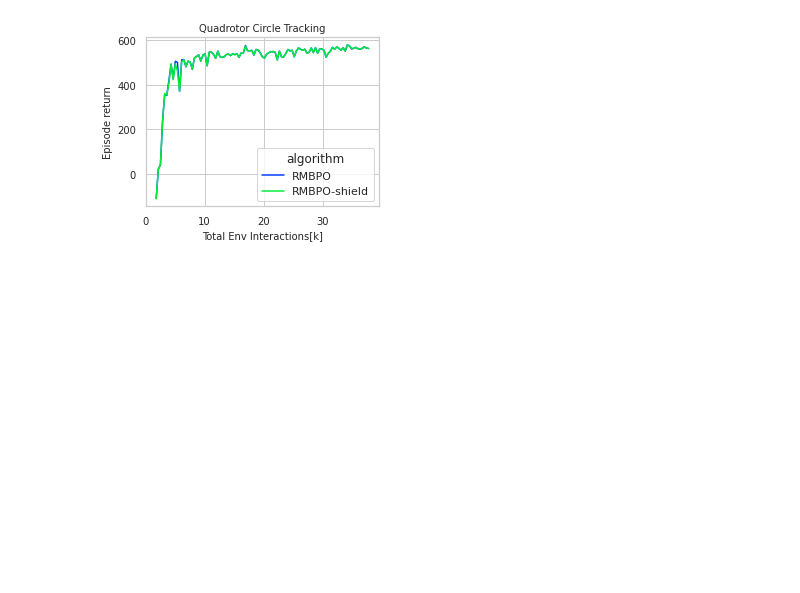
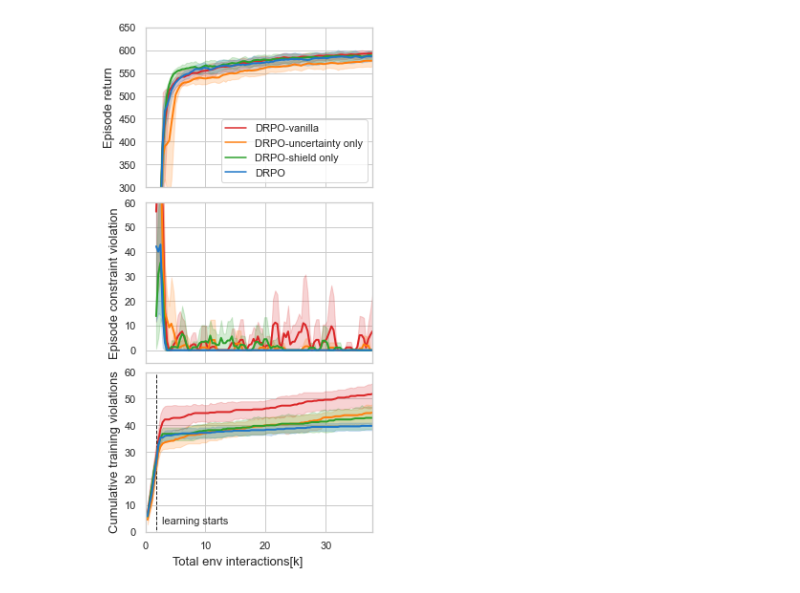
Before and after one commit to ManUtdMoon/Distributional-Reachability-Policy-Optimization, a Jupyter notebook: src/viz_curves.ipynb, the cells around one changed output. Saved outputs shown, nothing was run; the diff lists cells and outputs as text; code cells hidden in the pictures; blank space fills up the shorter version.

Commit message:
add code and seeds for ablation_modules on quadrotor

```diff
--- a/src/viz_curves.ipynb
+++ b/src/viz_curves.ipynb
@@ -29,12 +29,12 @@ sns.set_palette(sns.color_palette('bright'))
 sns.set_palette(
     np.array(
         [
+            [219, 39, 40],  # red
+            [255, 127, 14], # orange
             [44, 160, 44],  # green
-            [219, 39, 40],  # red
-            [255, 127, 14], # purple
-            [148, 103, 189], # orange
+            [31, 119, 200],  # blue
+            [148, 103, 189], # purple
             [140, 86, 75],  # brown
-            [31, 119, 200],  # blue
             [227, 119, 194], # pink
         ]
     ) / 255.0
@@ -73,7 +73,7 @@ xlim_dict = {
 
 ylim_dict = {
     'episode_return': {
-        'quadrotor': [-50, 650],
+        'quadrotor': [300, 650],
         'safetygym-car': [-2, 33],
         'safetygym-point': [-2, 28],
         'cartpole-move': [-10, 800],
@@ -82,11 +82,11 @@ ylim_dict = {
     'episode_constraint_violation': {
         'safetygym-point': [-2, 30],
         'safetygym-car': [-2, 30],
-        'quadrotor': [-5, 50],
+        'quadrotor': [-5, 60],
         'cartpole-move': [-2, 20]
     },
     'total_violation': {
-        # 'safetygym-car': [0, 25],
+        'quadrotor': [0, 60],
     }
 }
 
@@ -157,9 +157,19 @@ print(tag2csv_col)
 # %%
 def help_func():
     tag2plot = ['episode_return', 'episode_constraint_violation', 'total_violation']
-    alg_list = ['MBPO', 'SMBPO', 'CSC', 'SAC-L', 'RAC', 'DRPO']
+    alg_list = ['DRPO-vanilla', 'DRPO-uncertainty only', 'DRPO-shield only', 'DRPO']
     result_dir = PROJ_DIR / 'logs'
     return tag2plot, alg_list, result_dir
+
+def smooth(data, sm=1):
+    '''Borrow from
+    https://blog.csdn.net/qq_43280087/article/details/119894398
+    '''
+    if sm > 1:
+        z = np.ones_like(data)
+        y = np.ones(sm)*1.0
+        d = np.convolve(y, data, "same")/np.convolve(y, z, "same")
+    return d
 
 def plot_eval_results_of_all_alg_n_runs(task):
     tag2plot, alg_list, result_dir = help_func()
@@ -174,17 +184,18 @@ def plot_eval_results_of_all_alg_n_runs(task):
 
     for alg in alg_list:
         alg_results = result_dir / alg
-        for run_idx, run_dir in enumerate([path for path in alg_results.iterdir()]):
+        for run_idx, run_dir in enumerate([path for path in alg_results.iterdir() if path.is_dir()]):
             # read files
             eval_file = result_dir / run_dir / 'eval.csv'
             train_file = result_dir / run_dir / 'episodes.csv'
             cfg = result_dir / run_dir / 'config.json'
+            print(eval_file)
+
             assert eval_file.is_file()
             assert train_file.is_file()
             assert cfg.is_file()
             df_train = pd.read_csv(train_file)
             df_eval = pd.read_csv(eval_file)
-            print(eval_file)
 
             # preprocess, add necessary columns
             with open(cfg, 'r') as f:
@@ -212,7 +223,7 @@ def plot_eval_results_of_all_alg_n_runs(task):
             # add insterested columns (tag)
             for tag in tag2plot:
                 if is_eval_metric(tag):
-                    df_eval.insert(len(df_eval.columns), tag, df_eval.loc[:, tag2csv_col[tag]])
+                    df_eval.insert(len(df_eval.columns), tag, smooth(df_eval.loc[:, tag2csv_col[tag]].tolist(), sm=3 if tag == 'episode_constraint_violation' else 3))
                 else:
                     df_train.insert(
                         len(df_train.columns), tag,
@@ -228,53 +239,47 @@ def plot_eval_results_of_all_alg_n_runs(task):
     total_eval_df = eval_list[0].append(eval_list[1:], ignore_index=True) if len(eval_list) > 1 else \
                     eval_list[0]
 
+    figsize = (4, 8)
+    f, axes = plt.subplots(
+                ncols=1, nrows=3, sharex=True, constrained_layout=True,
+                gridspec_kw={
+                    'height_ratios': [1, 1, 1]
+                }
+    )
+    f.set_size_inches(figsize[0], figsize[1])
+    f.supxlabel("Total env interactions[k]", fontsize=fontsize)
     for i, tag in enumerate(tag2plot):
-        figsize = (4, 3)
-        plt.figure(figsize=figsize)  # figsize=figsize
-        ax1 = plt.axes()  # f1.add_axes(axes_size)
-
-        # ------ plot on-policy baselines ------ #
-        x = np.linspace(xlim_dict[task][0], xlim_dict[task][1], 50)
-        ppol_y = np.ones_like(x) * on_policy_results[task]["ppo-lag"][tag]
-        cpo_y = np.ones_like(x) * on_policy_results[task]["cpo"][tag]
-        if i < 2:
-            ax1.plot(x, ppol_y, '-k', label=f"PPO-Lag (1M)")
-            ax1.plot(x, cpo_y, '--k', label=f"CPO (1M)")
-
-        # ------ plot on-policy baselines ------ #
-
+        if i == 2: # total violations
+            axes[i].plot([buffer_min / 1e3, buffer_min / 1e3], [-1, 100], '--k', linewidth=1)
+            plt.text((buffer_min*1.5) / 1e3, 3, 'learning starts', fontsize=fontsize-2)
         sns.lineplot(
             x="steps sampled",
             y=tag,
             hue="algorithm",
             data=total_eval_df if is_eval_metric(tag) else total_train_df,
+            ax=axes[i],
+            linewidth=2
         )
-
-        ax1.set_ylabel(tag_name_dict[tag], fontsize=fontsize)
-        ax1.set_xlabel("Total env interactions[k]", fontsize=fontsize)
+        axes[i].set_xlabel("")
+        axes[i].set_ylabel(tag_name_dict[tag], fontsize=fontsize)
         ylim_range = ylim_dict[tag].get(task, None)
         if ylim_range:
-            ax1.set_ylim(ylim_range)
-        ax1.set_xlim(xlim_dict[task])
+            axes[i].set_ylim(ylim_range)
+        axes[i].set_xlim(xlim_dict[task])
 
-        handles, labels = ax1.get_legend_handles_labels()
-        ax1.legend()
+        handles, labels = axes[i].get_legend_handles_labels()
+        axes[i].legend()
         if i != 0:
-            ax1.get_legend().remove()
-        # if i == 2: # total violations
-        #     ax1.set_yscale('log')
-        plt.yticks(fontsize=fontsize)
-        plt.xticks(fontsize=fontsize)
-        plt.tight_layout(pad=0.5)
-        plt.title(env_name_dict[task], fontsize=fontsize)
-        # plt.show()
-        if (PROJ_DIR / 'viz_curves').is_dir():
-            pass
-        else:
-            (PROJ_DIR / 'viz_curves').mkdir()
-        plt.savefig(str(PROJ_DIR)+'/viz_curves/'+task+'_'+tag+'.png', bbox_inches='tight', dpi=300.0)
+            axes[i].get_legend().remove()
+        axes[i].tick_params(labelsize=fontsize-2)
+
+    if (PROJ_DIR / 'viz_curves').is_dir():
+        pass
+    else:
+        (PROJ_DIR / 'viz_curves').mkdir()
+    plt.savefig(str(PROJ_DIR)+'/viz_curves/'+task+'.pdf', bbox_inches='tight', dpi=300.0)
 
 
-plot_eval_results_of_all_alg_n_runs('safetygym-point')
+plot_eval_results_of_all_alg_n_runs('quadrotor')
 #
 # %% [output]
@@ -283 +306 @@ plot_eval_results_of_all_alg_n_runs('safetygym-point')
-[figure, old version]
+[figure, new version]
```
Also changed, not shown: parts of 3 cells of this notebook, 2 other files.
